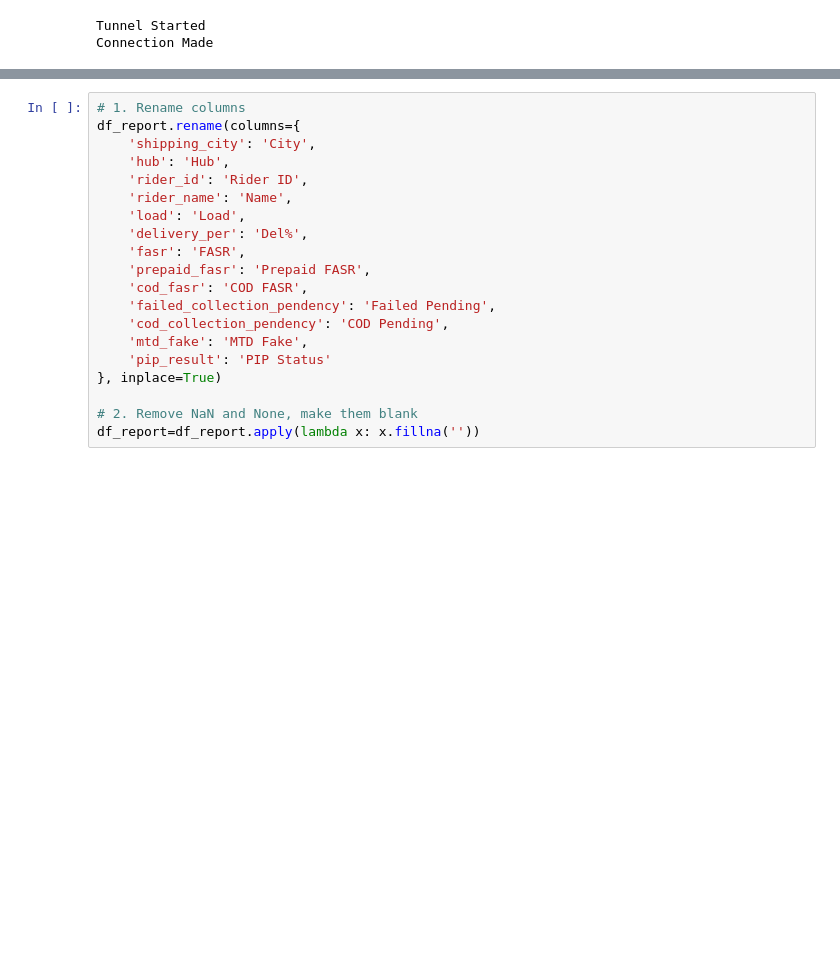
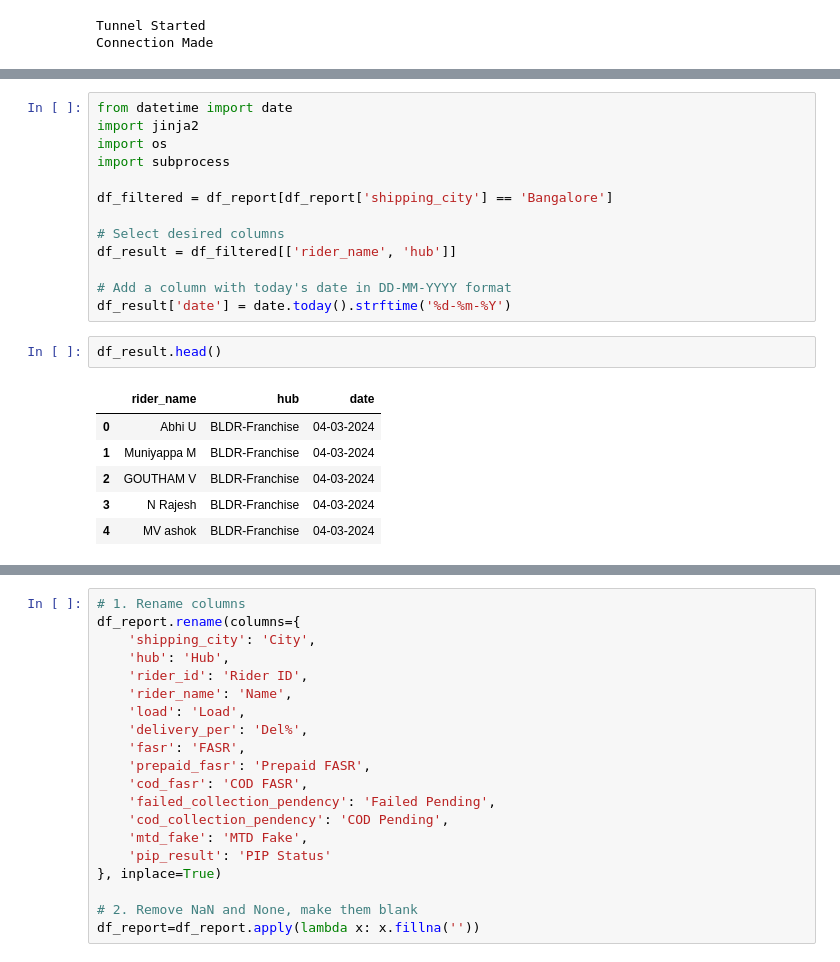
Before and after one commit to akshaygrows/akshaygrows, a Jupyter notebook: Targeted Reports/Rider Report/rpr.ipynb, the cells around one changed output, grey strips where cells are left out. Saved outputs shown, nothing was run; the diff lists cells and outputs as text; blank space fills up the shorter version.

```diff
--- a/Targeted Reports/Rider Report/rpr.ipynb
+++ b/Targeted Reports/Rider Report/rpr.ipynb
@@ -31,0 +30,22 @@ df_report
+# %%
+from datetime import date
+import jinja2
+import os
+import subprocess
+
+df_filtered = df_report[df_report['shipping_city'] == 'Bangalore']
+
+# Select desired columns
+df_result = df_filtered[['rider_name', 'hub']]
+
+# Add a column with today's date in DD-MM-YYYY format
+df_result['date'] = date.today().strftime('%d-%m-%Y')
+# %%
+df_result.head()
+# %% [output]
+|  | rider_name | hub | date |
+| 0 | Abhi U | BLDR-Franchise | 04-03-2024 |
+| 1 | Muniyappa M | BLDR-Franchise | 04-03-2024 |
+| 2 | GOUTHAM V | BLDR-Franchise | 04-03-2024 |
+| 3 | N Rajesh | BLDR-Franchise | 04-03-2024 |
+| 4 | MV ashok | BLDR-Franchise | 04-03-2024 |
```
Also changed, not shown: parts of 3 cells of this notebook, 3 other files.
